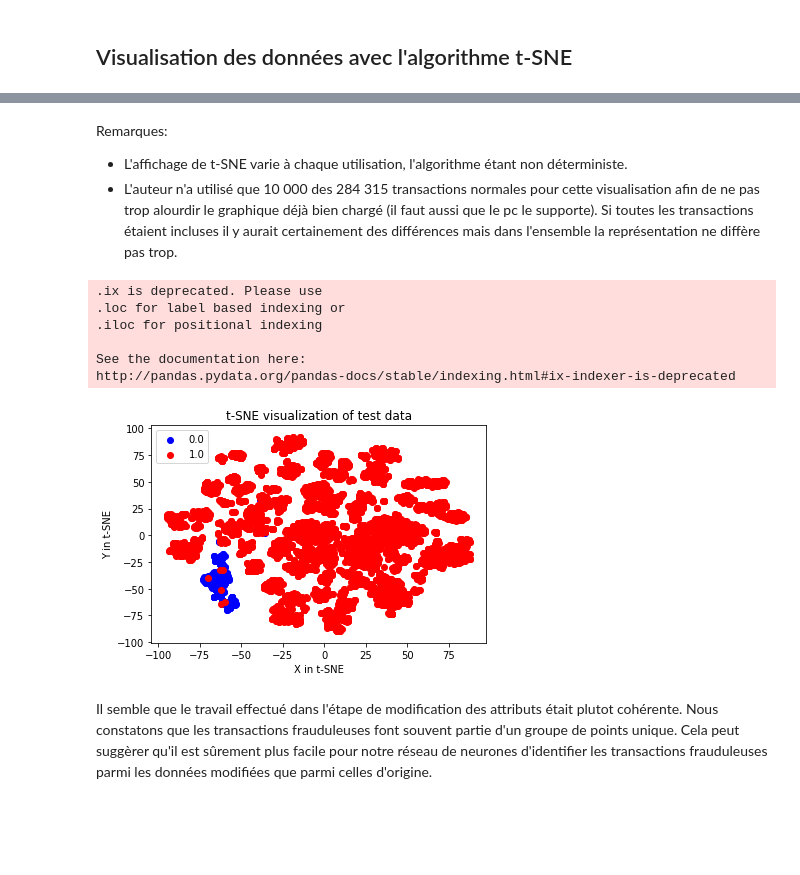
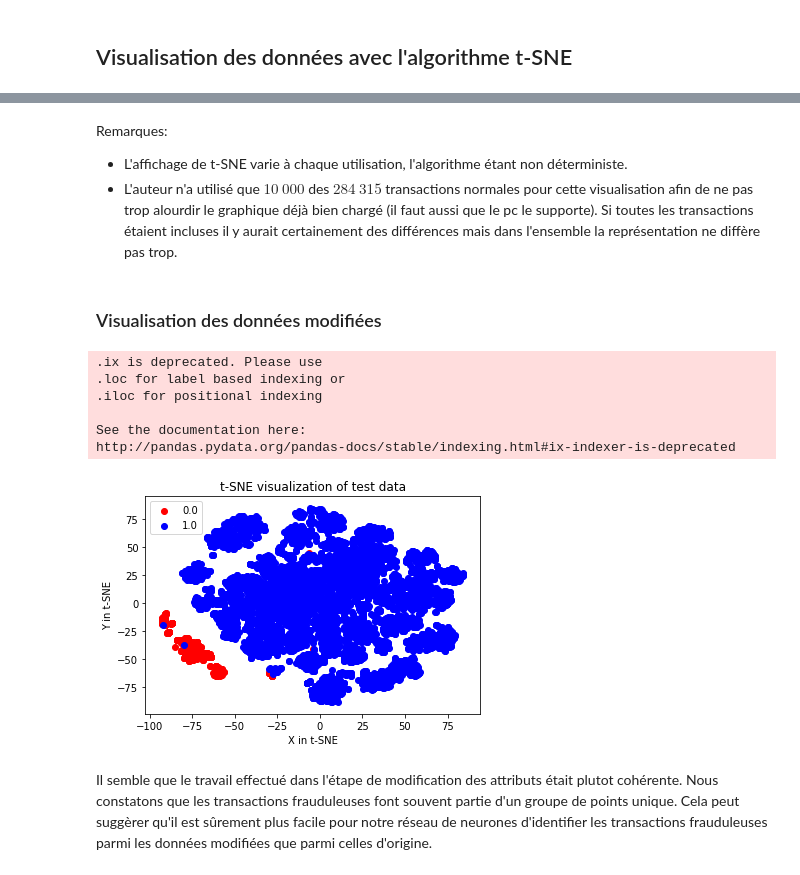
Before and after one commit to atthom/SD_Credit-Card-Fraud-Challenge, a Jupyter notebook: CreditCardFraudChallenge_CédricThomasThomasMiniVincent.ipynb, the cells around one changed output, grey strips where cells are left out. Cells and saved outputs as stored; diff of their text form; code cells hidden in the pictures; blank space fills up the shorter version.

```diff
--- a/CreditCardFraudChallenge_CédricThomasThomasMiniVincent.ipynb
+++ b/CreditCardFraudChallenge_CédricThomasThomasMiniVincent.ipynb
@@ -21,5 +47,6 @@ import seaborn as sns # visualisation stats
 %matplotlib inline
 # %%
 df = pd.read_csv("creditcard.csv") # On charge le fichier en mémoire
+df_without_drop = df.copy();
 df.head() # affiche les 5 premières lignes
 # %% [output]
@@ -585,0 +646,11 @@ plt.show()
+# %%
+#Create a new feature for normal (non-fraudulent) transactions.
+df_without_drop.loc[df_without_drop.Class == 0, 'Normal'] = 1
+df_without_drop.loc[df_without_drop.Class == 1, 'Normal'] = 0
+# %%
+#Rename 'Class' to 'Fraud'.
+df_without_drop = df_without_drop.rename(columns={'Class': 'Fraud'})
+# %%
+#Create dataframes of only Fraud and Normal transactions.
+Fraud = df_without_drop[df_without_drop.Fraud == 1]
+Normal = df_without_drop[df_without_drop.Normal == 1]
@@ -631,6 +957,8 @@ plt.show()
 # %% [markdown]
 Remarques:
 - L'affichage de t-SNE varie à chaque utilisation, l'algorithme étant non déterministe.
-- L'auteur n'a utilisé que 10 000 des 284 315 transactions normales pour cette visualisation afin de ne pas trop alourdir le graphique déjà bien chargé (il faut aussi que le pc le supporte). Si toutes les transactions étaient incluses il y aurait certainement des différences mais dans l'ensemble la représentation ne diffère pas trop.
+- L'auteur n'a utilisé que $10\ 000$ des $284\ 315$ transactions normales pour cette visualisation afin de ne pas trop alourdir le graphique déjà bien chargé (il faut aussi que le pc le supporte). Si toutes les transactions étaient incluses il y aurait certainement des différences mais dans l'ensemble la représentation ne diffère pas trop.
+# %% [markdown]
+### Visualisation des données modifiées
 # %%
 # df_used contient toutes les données frauduleuses et 10 000 données normales avec 39 attributs
@@ -650,19 +978,19 @@ http://pandas.pydata.org/pandas-docs/stable/indexing.html#ix-indexer-is-deprecat
 # %%
 x_test_2d_used = tsne.fit_transform(df_used_std)
 # %%
-color_map = {1:'red', 0:'blue'}
+color_map = {0:'red', 1:'blue'}
 plt.figure()
 for idx, cl in enumerate(np.unique(y_used)):
     plt.scatter(x=x_test_2d_used[y_used==cl,0],
                 y=x_test_2d_used[y_used==cl,1],
                 c=color_map[idx],
                 label=cl)
 plt.xlabel('X in t-SNE')
 plt.ylabel('Y in t-SNE')
 plt.legend(loc='upper left')
 plt.title('t-SNE visualization of test data')
 plt.show()
 # %% [output]
-[figure, old version]
+[figure, new version]
 # %% [markdown]
 Il semble que le travail effectué dans l'étape de modification des attributs était plutot cohérente. Nous constatons que les transactions frauduleuses font souvent partie d'un groupe de points unique. Cela peut suggèrer qu'il est sûrement plus facile pour notre réseau de neurones d'identifier les transactions frauduleuses parmi les données modifiées que parmi celles d'origine.
```
Also changed, not shown: parts of 60 cells of this notebook.
